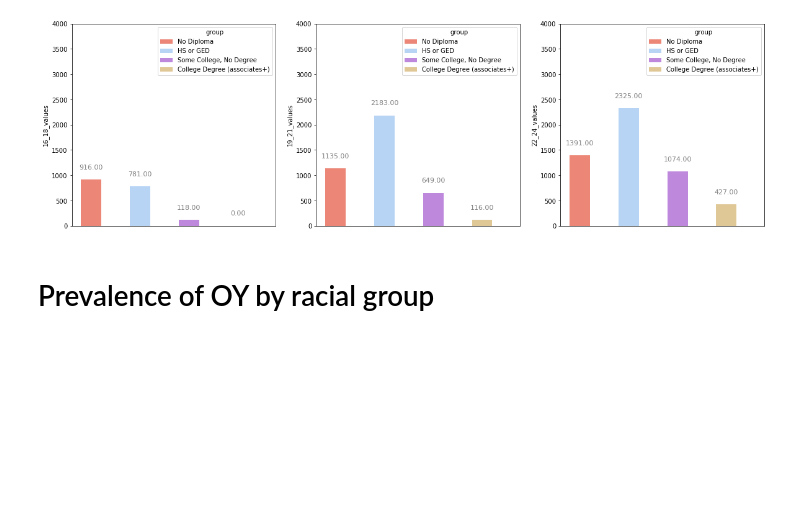
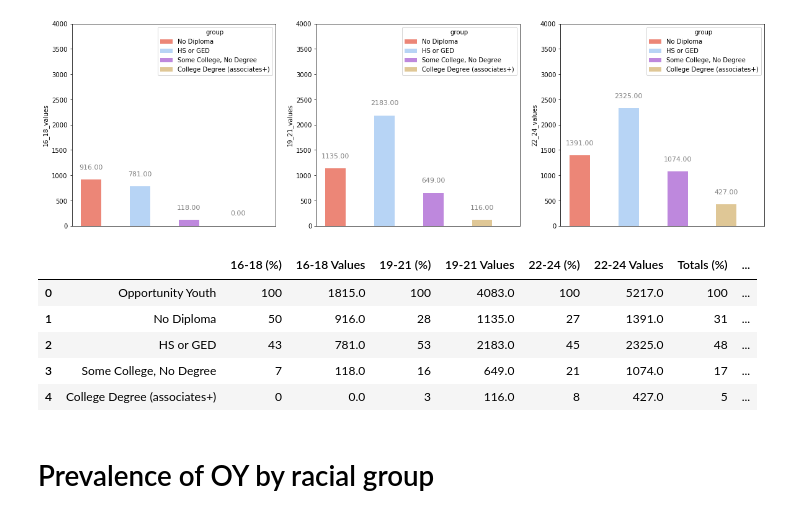
Before and after one commit to sam-thurman/dsc-mod-1-project-seattle-ds, a Jupyter notebook: notebooks/report/Final.ipynb, the cells around one changed output. Drawn from its saved outputs; the diff is of its cells as text; code cells hidden in the pictures; blank space fills up the shorter version.

```diff
--- a/notebooks/report/Final.ipynb
+++ b/notebooks/report/Final.ipynb
@@ -50,6 +62,16 @@ oy_by_education = df_master_dict['oy_by_education']
 viz.plot_oy_education_breakdown_2020(oy_by_education)
 # %% [output]
 [figure]
+# %%
+# table render
+import_final_metrics('oy_by_education.csv')
+# %% [output]
+|  |  | 16-18 (%) | 16-18 Values | 19-21 (%) | 19-21 Values | 22-24 (%) | 22-24 Values | Totals (%) | ... |
+| 0 | Opportunity Youth | 100 | 1815.0 | 100 | 4083.0 | 100 | 5217.0 | 100 | ... |
+| 1 | No Diploma | 50 | 916.0 | 28 | 1135.0 | 27 | 1391.0 | 31 | ... |
+| 2 | HS or GED | 43 | 781.0 | 53 | 2183.0 | 45 | 2325.0 | 48 | ... |
+| 3 | Some College, No Degree | 7 | 118.0 | 16 | 649.0 | 21 | 1074.0 | 17 | ... |
+| 4 | College Degree (associates+) | 0 | 0.0 | 3 | 116.0 | 8 | 427.0 | 5 | ... |
 # %% [markdown]
 # Prevalence of OY by racial group
 # %%
```
Also changed, not shown: parts of 6 cells of this notebook, 22 other files.
